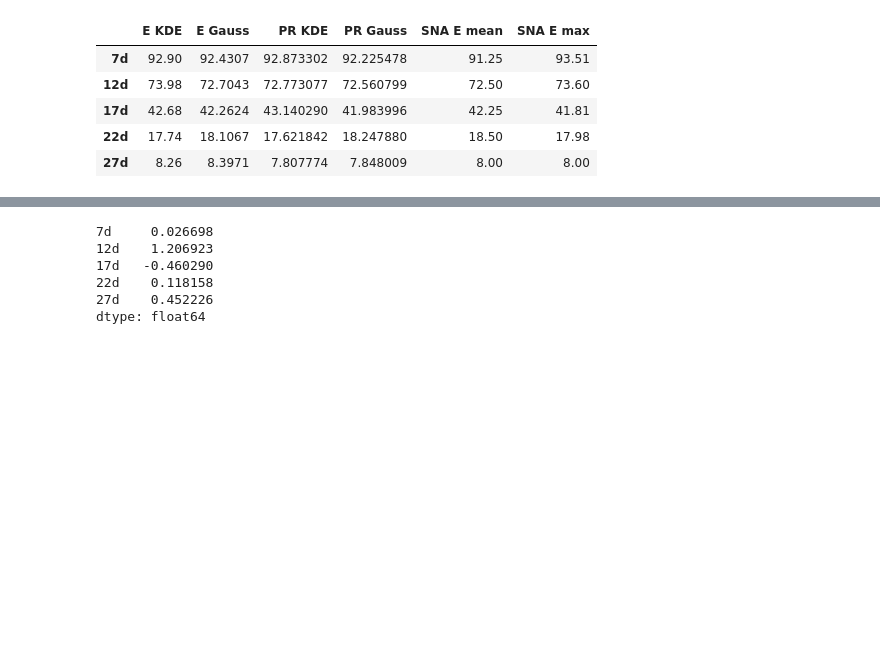
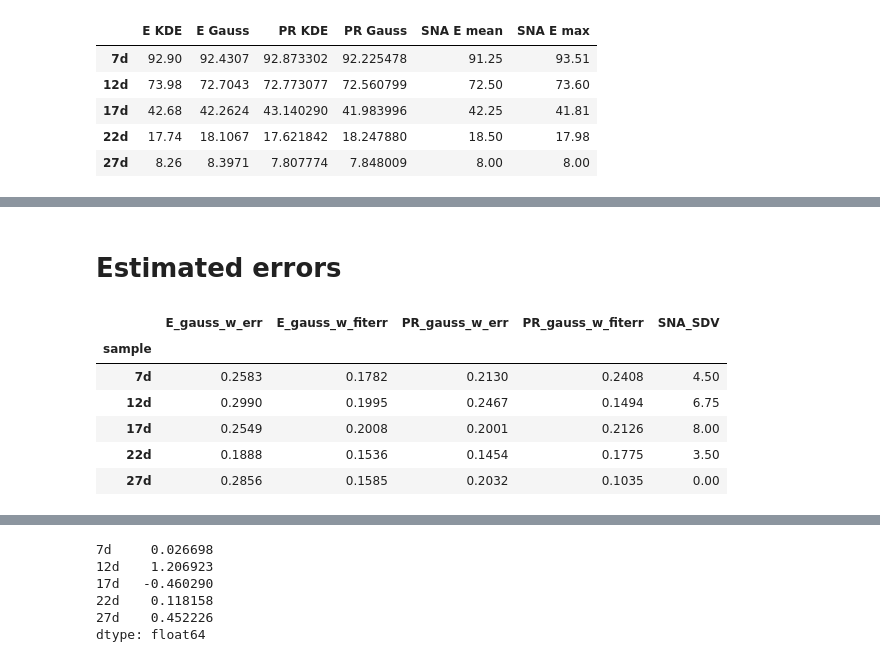
Before and after one commit to tritemio/multispot_paper, a Jupyter notebook: out_notebooks/usALEX - Corrections - Direct excitation physical parameter-out.ipynb, the cells around one changed output, grey strips where cells are left out. Cells and saved outputs as stored; diff of their text form; code cells hidden in the pictures; blank space fills up the shorter version.

```diff
--- a/out_notebooks/usALEX - Corrections - Direct excitation physical parameter-out.ipynb
+++ b/out_notebooks/usALEX - Corrections - Direct excitation physical parameter-out.ipynb
@@ -416,0 +436,16 @@ plt.gca().xaxis.set_visible(False)
+# %% [markdown]
+# Estimated errors
+# %%
+Eerr = (pd.DataFrame().assign(
+            E_gauss_w_err = data_corr.E_gauss_w_err, E_gauss_w_fiterr = data_corr.E_gauss_w_fiterr,
+            PR_gauss_w_err = data_raw.E_gauss_w_err, PR_gauss_w_fiterr = data_raw.E_gauss_w_fiterr,
+            SNA_SDV=rsna['SDV(E)']))*100
+Eerr
+# %% [output]
+|  | E_gauss_w_err | E_gauss_w_fiterr | PR_gauss_w_err | PR_gauss_w_fiterr | SNA_SDV |
+| sample |  |  |  |  |  |
+| 7d | 0.2583 | 0.1782 | 0.2130 | 0.2408 | 4.50 |
+| 12d | 0.2990 | 0.1995 | 0.2467 | 0.1494 | 6.75 |
+| 17d | 0.2549 | 0.2008 | 0.2001 | 0.2126 | 8.00 |
+| 22d | 0.1888 | 0.1536 | 0.1454 | 0.1775 | 3.50 |
+| 27d | 0.2856 | 0.1585 | 0.2032 | 0.1035 | 0.00 |
```
Also changed, not shown: parts of 14 cells of this notebook, 48 other files.
